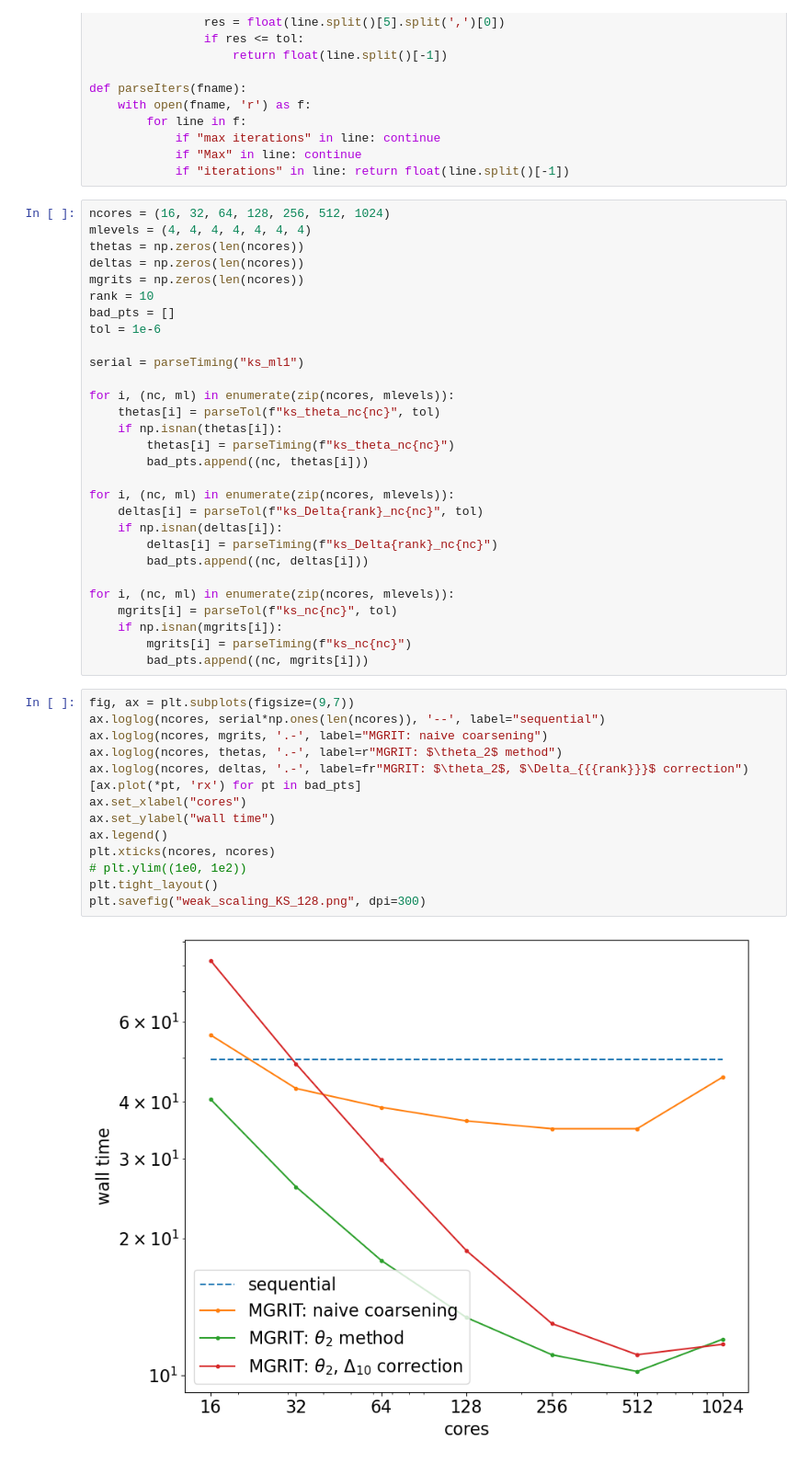
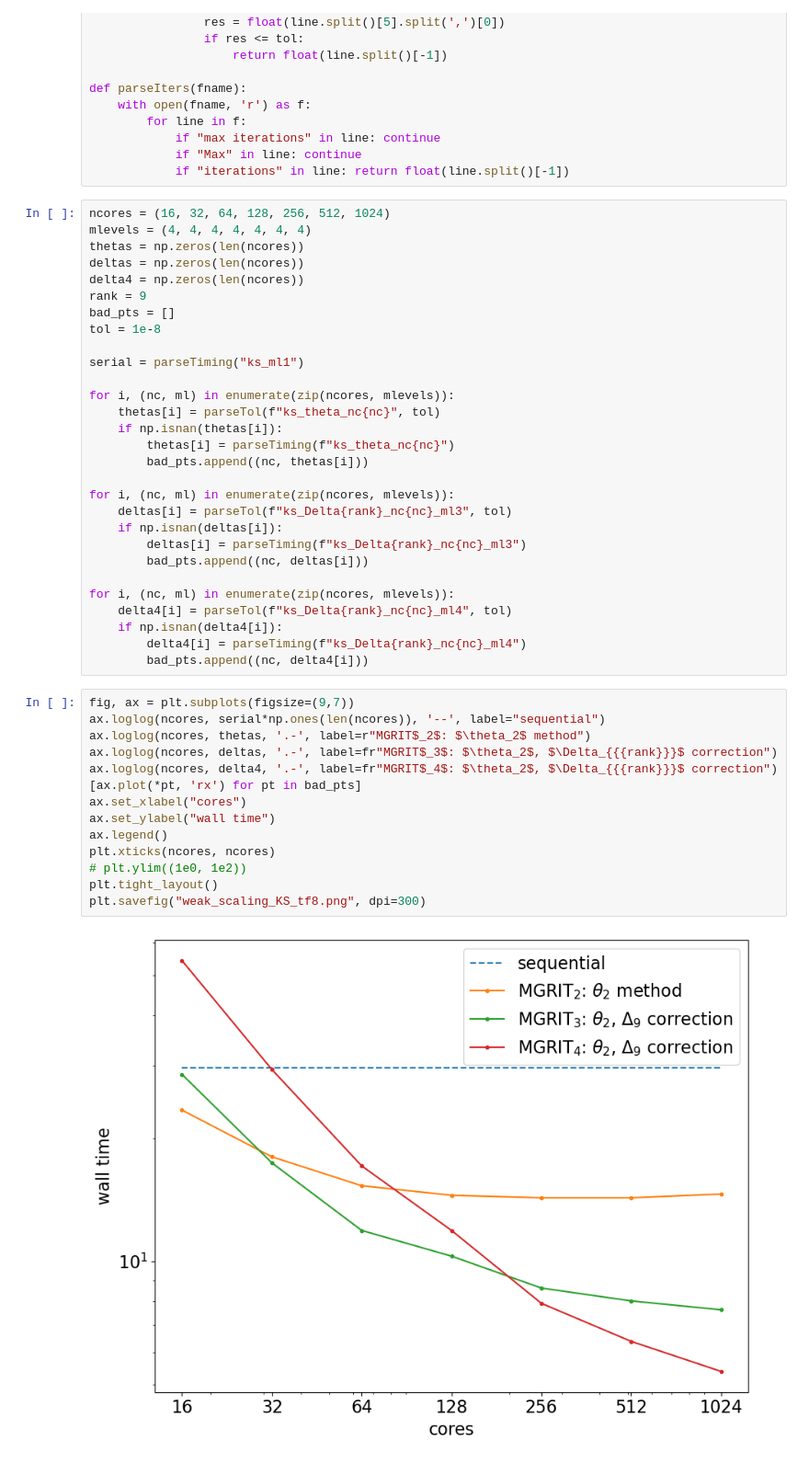
Before and after one commit to XBraid/xbraid, a Jupyter notebook: drivers/experiments/ks/strong_scaling_tf8/plot.ipynb, the cells around one changed output. Shown: that part at 92% size. Drawn from its saved outputs; the diff is of its cells as text.

Commit message:
New weak scaling script

```diff
--- a/drivers/experiments/ks/strong_scaling_tf8/plot.ipynb
+++ b/drivers/experiments/ks/strong_scaling_tf8/plot.ipynb
@@ -36,10 +36,10 @@ ncores = (16, 32, 64, 128, 256, 512, 1024)
 mlevels = (4, 4, 4, 4, 4, 4, 4)
 thetas = np.zeros(len(ncores))
 deltas = np.zeros(len(ncores))
-mgrits = np.zeros(len(ncores))
-rank = 10
+delta4 = np.zeros(len(ncores))
+rank = 9
 bad_pts = []
-tol = 1e-6
+tol = 1e-8
 
 serial = parseTiming("ks_ml1")
 
@@ -50,29 +50,29 @@ for i, (nc, ml) in enumerate(zip(ncores, mlevels)):
         bad_pts.append((nc, thetas[i]))
 
 for i, (nc, ml) in enumerate(zip(ncores, mlevels)):
-    deltas[i] = parseTol(f"ks_Delta{rank}_nc{nc}", tol)
+    deltas[i] = parseTol(f"ks_Delta{rank}_nc{nc}_ml3", tol)
     if np.isnan(deltas[i]):
-        deltas[i] = parseTiming(f"ks_Delta{rank}_nc{nc}")
+        deltas[i] = parseTiming(f"ks_Delta{rank}_nc{nc}_ml3")
         bad_pts.append((nc, deltas[i]))
 
 for i, (nc, ml) in enumerate(zip(ncores, mlevels)):
-    mgrits[i] = parseTol(f"ks_nc{nc}", tol)
-    if np.isnan(mgrits[i]):
-        mgrits[i] = parseTiming(f"ks_nc{nc}")
-        bad_pts.append((nc, mgrits[i]))
+    delta4[i] = parseTol(f"ks_Delta{rank}_nc{nc}_ml4", tol)
+    if np.isnan(delta4[i]):
+        delta4[i] = parseTiming(f"ks_Delta{rank}_nc{nc}_ml4")
+        bad_pts.append((nc, delta4[i]))
 # %%
 fig, ax = plt.subplots(figsize=(9,7))
 ax.loglog(ncores, serial*np.ones(len(ncores)), '--', label="sequential")
-ax.loglog(ncores, mgrits, '.-', label="MGRIT: naive coarsening")
-ax.loglog(ncores, thetas, '.-', label=r"MGRIT: $\theta_2$ method")
-ax.loglog(ncores, deltas, '.-', label=fr"MGRIT: $\theta_2$, $\Delta_{{{rank}}}$ correction")
+ax.loglog(ncores, thetas, '.-', label=r"MGRIT$_2$: $\theta_2$ method")
+ax.loglog(ncores, deltas, '.-', label=fr"MGRIT$_3$: $\theta_2$, $\Delta_{{{rank}}}$ correction")
+ax.loglog(ncores, delta4, '.-', label=fr"MGRIT$_4$: $\theta_2$, $\Delta_{{{rank}}}$ correction")
 [ax.plot(*pt, 'rx') for pt in bad_pts]
 ax.set_xlabel("cores")
 ax.set_ylabel("wall time")
 ax.legend()
 plt.xticks(ncores, ncores)
 # plt.ylim((1e0, 1e2))
 plt.tight_layout()
-plt.savefig("weak_scaling_KS_128.png", dpi=300)
+plt.savefig("weak_scaling_KS_tf8.png", dpi=300)
 # %% [output]
-[figure, old version]
+[figure, new version]
```
Also changed, not shown: parts of 4 cells of this notebook, 20 other files.
